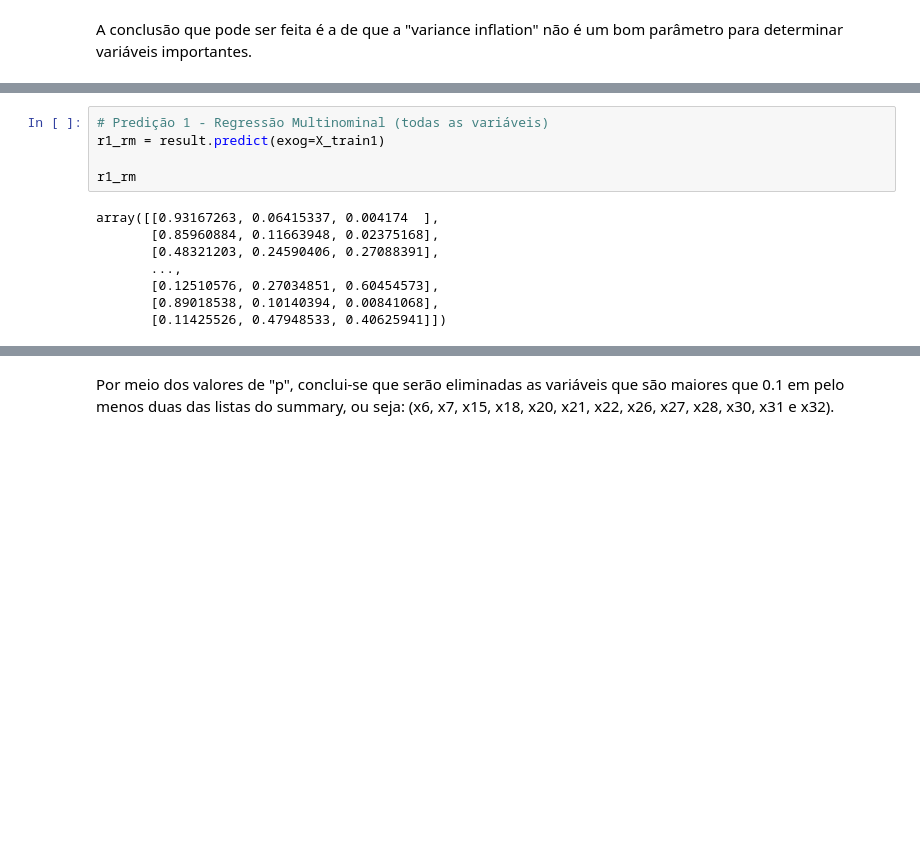
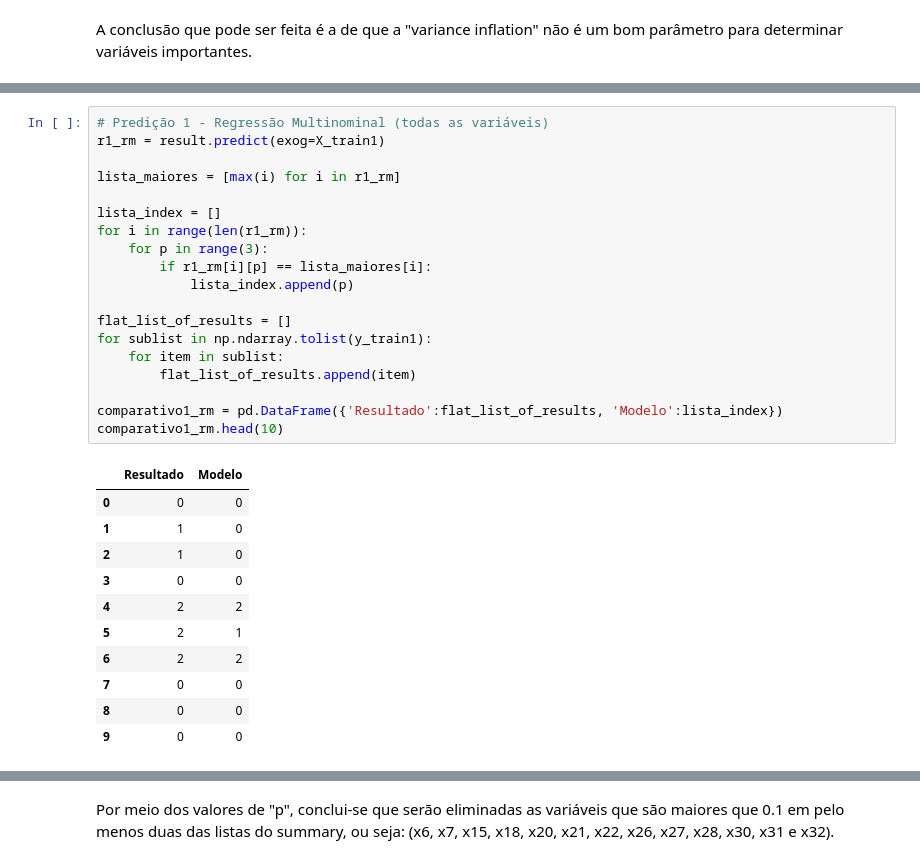
Before and after one commit to leonardodma/Projeto2_Cdados, a Jupyter notebook: classificacao_premiere_league.ipynb, the cells around one changed output, grey strips where cells are left out. Saved outputs shown, nothing was run; the diff lists cells and outputs as text; blank space fills up the shorter version.

Commit message:
Regressão Multinominal

```diff
--- a/classificacao_premiere_league.ipynb
+++ b/classificacao_premiere_league.ipynb
@@ -222,16 +223,34 @@ x30       0.0151    0.0136    1.1118  0.2662  -0.0116   0.0418
 x31       0.0050    0.0018    2.7676  0.0056   0.0015   0.0086
 x32      -0.0400    0.0151   -2.6532  0.0080  -0.0695  -0.0104
 ================================================================
-# %%
-# Predição 1 - Regressão Multinominal (todas as variáveis)
-r1_rm = result.predict(exog=X_train1)
-
-r1_rm
-# %% [output]
-array([[0.93167263, 0.06415337, 0.004174  ],
-       [0.85960884, 0.11663948, 0.02375168],
-       [0.48321203, 0.24590406, 0.27088391],
-       ...,
-       [0.12510576, 0.27034851, 0.60454573],
-       [0.89018538, 0.10140394, 0.00841068],
-       [0.11425526, 0.47948533, 0.40625941]])
+# %%
+# Predição 1 - Regressão Multinominal (todas as variáveis)
+r1_rm = result.predict(exog=X_train1)
+
+lista_maiores = [max(i) for i in r1_rm]
+
+lista_index = []
+for i in range(len(r1_rm)):
+    for p in range(3):
+        if r1_rm[i][p] == lista_maiores[i]:
+            lista_index.append(p)
+
+flat_list_of_results = []
+for sublist in np.ndarray.tolist(y_train1):
+    for item in sublist:
+        flat_list_of_results.append(item)
+
+comparativo1_rm = pd.DataFrame({'Resultado':flat_list_of_results, 'Modelo':lista_index})
+comparativo1_rm.head(10)
+# %% [output]
+|  | Resultado | Modelo |
+| 0 | 0 | 0 |
+| 1 | 1 | 0 |
+| 2 | 1 | 0 |
+| 3 | 0 | 0 |
+| 4 | 2 | 2 |
+| 5 | 2 | 1 |
+| 6 | 2 | 2 |
+| 7 | 0 | 0 |
+| 8 | 0 | 0 |
+| 9 | 0 | 0 |
```
Also changed, not shown: parts of 14 cells of this notebook.
